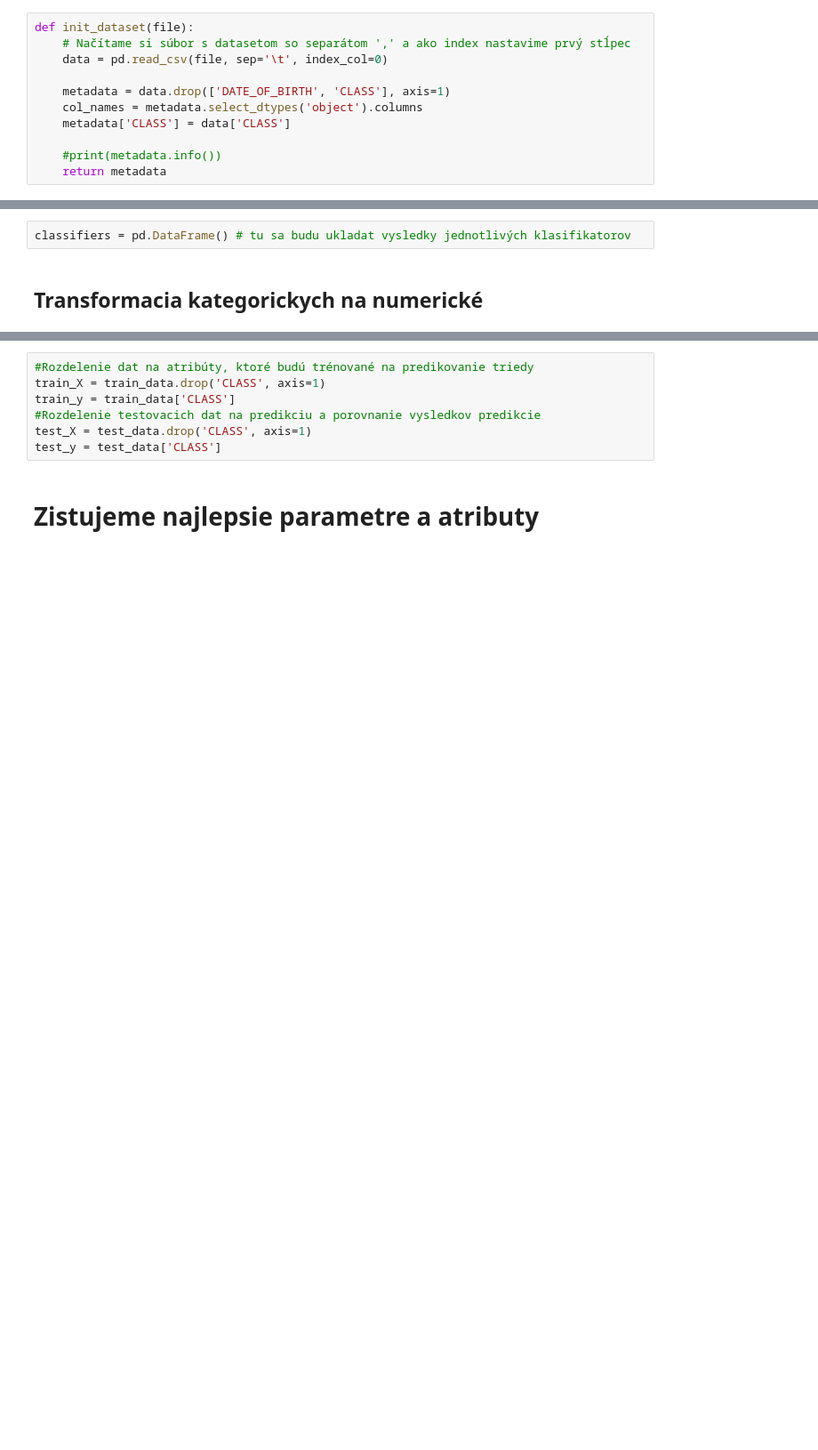
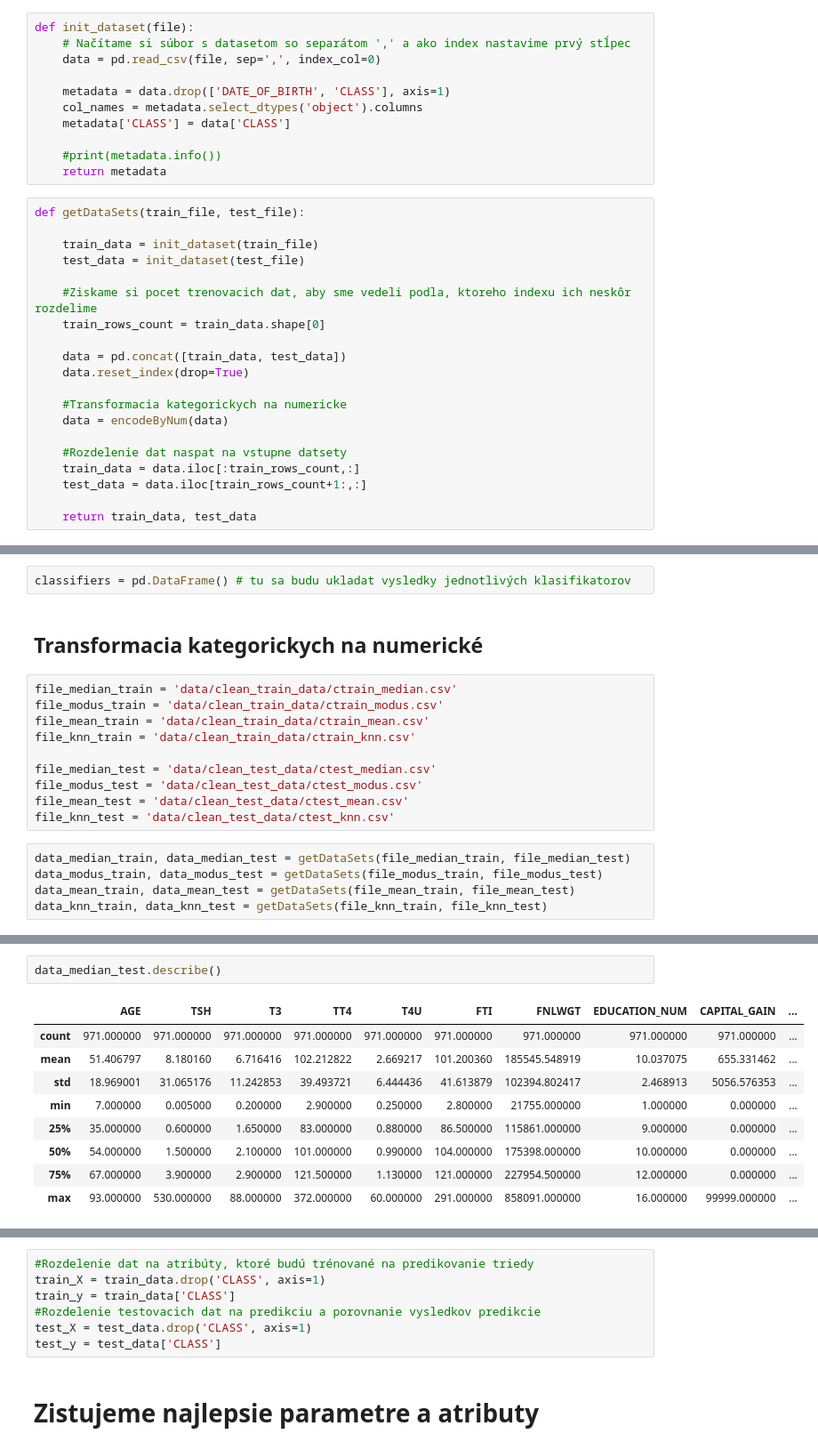
Before and after one commit to PeterJurkacek/IAU_2018_Jurkacek_Vyskoc, a Jupyter notebook: Jurkacek_Vyskoc_strojove_ucenie.ipynb, the cells around one changed output, grey strips where cells are left out. Shown at 89% size. Drawn from its saved outputs; the diff is of its cells as text; blank space fills up the shorter version.

Commit message:
funkcia getDataSets

```diff
--- a/Jurkacek_Vyskoc_strojove_ucenie.ipynb
+++ b/Jurkacek_Vyskoc_strojove_ucenie.ipynb
@@ -38,7 +39,7 @@ def encodeByNum(data):
 # %%
 def init_dataset(file):
     # Načítame si súbor s datasetom so separátom ',' a ako index nastavime prvý stĺpec
-    data = pd.read_csv(file, sep='\t', index_col=0)
+    data = pd.read_csv(file, sep=',', index_col=0)
 
     metadata = data.drop(['DATE_OF_BIRTH', 'CLASS'], axis=1)
     col_names = metadata.select_dtypes('object').columns
@@ -46,6 +47,26 @@ def init_dataset(file):
 
     #print(metadata.info())
     return metadata
+# %%
+def getDataSets(train_file, test_file):
+
+    train_data = init_dataset(train_file)
+    test_data = init_dataset(test_file)
+
+    #Ziskame si pocet trenovacich dat, aby sme vedeli podla, ktoreho indexu ich neskôr rozdelime
+    train_rows_count = train_data.shape[0]
+
+    data = pd.concat([train_data, test_data])
+    data.reset_index(drop=True)
+
+    #Transformacia kategorickych na numericke
+    data = encodeByNum(data)
+
+    #Rozdelenie dat naspat na vstupne datsety
+    train_data = data.iloc[:train_rows_count,:]
+    test_data = data.iloc[train_rows_count+1:,:]
+
+    return train_data, test_data
 # %%
 #Zistime si dolezitost atributov
 def get_important_features_names(data, clf):
@@ -72,3 +93,18 @@ def prediction(train_X, train_y, test_X, test_y, params):
 classifiers = pd.DataFrame() # tu sa budu ukladat vysledky jednotlivých klasifikatorov
 # %% [markdown]
 ## Transformacia kategorickych na numerické
+# %%
+file_median_train = 'data/clean_train_data/ctrain_median.csv'
+file_modus_train = 'data/clean_train_data/ctrain_modus.csv'
+file_mean_train = 'data/clean_train_data/ctrain_mean.csv'
+file_knn_train = 'data/clean_train_data/ctrain_knn.csv'
+
+file_median_test = 'data/clean_test_data/ctest_median.csv'
+file_modus_test = 'data/clean_test_data/ctest_modus.csv'
+file_mean_test = 'data/clean_test_data/ctest_mean.csv'
+file_knn_test = 'data/clean_test_data/ctest_knn.csv'
+# %%
+data_median_train, data_median_test = getDataSets(file_median_train, file_median_test)
+data_modus_train, data_modus_test = getDataSets(file_modus_train, file_modus_test)
+data_mean_train, data_mean_test = getDataSets(file_mean_train, file_mean_test)
+data_knn_train, data_knn_test = getDataSets(file_knn_train, file_knn_test)
@@ -94,0 +151,12 @@ test_data = data.loc[train_rows_count:,:]
+# %%
+data_median_test.describe()
+# %% [output]
+|  | AGE | TSH | T3 | TT4 | T4U | FTI | FNLWGT | EDUCATION_NUM | CAPITAL_GAIN | ... |
+| count | 971.000000 | 971.000000 | 971.000000 | 971.000000 | 971.000000 | 971.000000 | 971.000000 | 971.000000 | 971.000000 | ... |
+| mean | 51.406797 | 8.180160 | 6.716416 | 102.212822 | 2.669217 | 101.200360 | 185545.548919 | 10.037075 | 655.331462 | ... |
+| std | 18.969001 | 31.065176 | 11.242853 | 39.493721 | 6.444436 | 41.613879 | 102394.802417 | 2.468913 | 5056.576353 | ... |
+| min | 7.000000 | 0.005000 | 0.200000 | 2.900000 | 0.250000 | 2.800000 | 21755.000000 | 1.000000 | 0.000000 | ... |
+| 25% | 35.000000 | 0.600000 | 1.650000 | 83.000000 | 0.880000 | 86.500000 | 115861.000000 | 9.000000 | 0.000000 | ... |
+| 50% | 54.000000 | 1.500000 | 2.100000 | 101.000000 | 0.990000 | 104.000000 | 175398.000000 | 10.000000 | 0.000000 | ... |
+| 75% | 67.000000 | 3.900000 | 2.900000 | 121.500000 | 1.130000 | 121.000000 | 227954.500000 | 12.000000 | 0.000000 | ... |
+| max | 93.000000 | 530.000000 | 88.000000 | 372.000000 | 60.000000 | 291.000000 | 858091.000000 | 16.000000 | 99999.000000 | ... |
```
Also changed, not shown: parts of 4 cells of this notebook, 4 other files.
